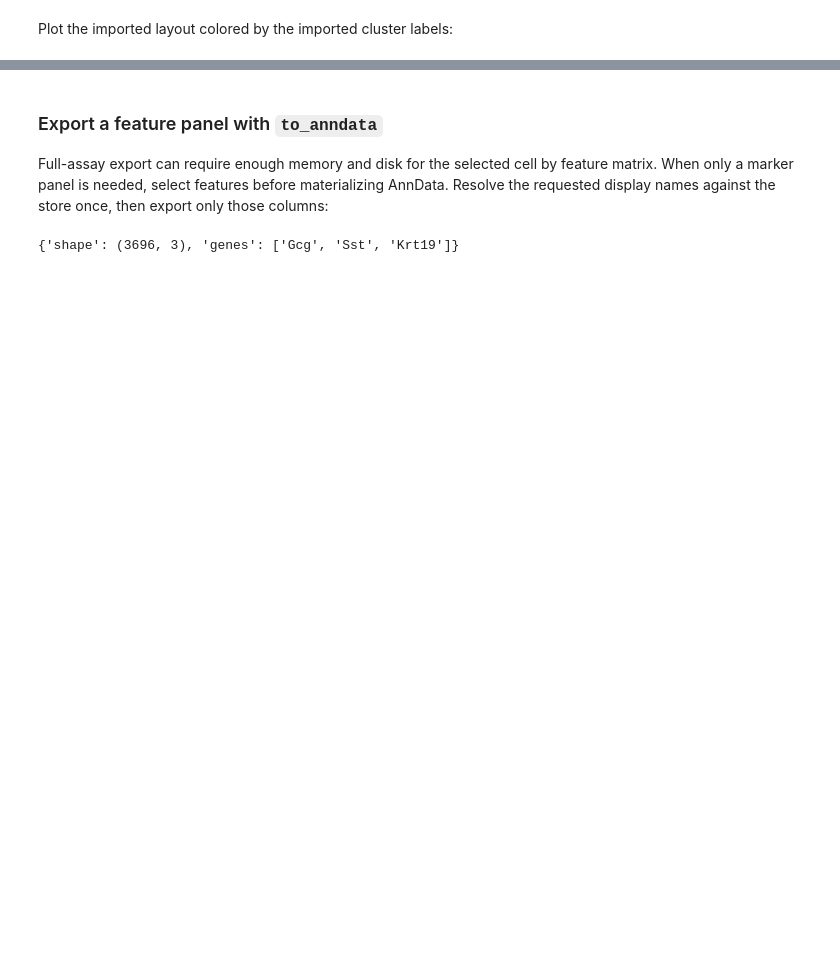
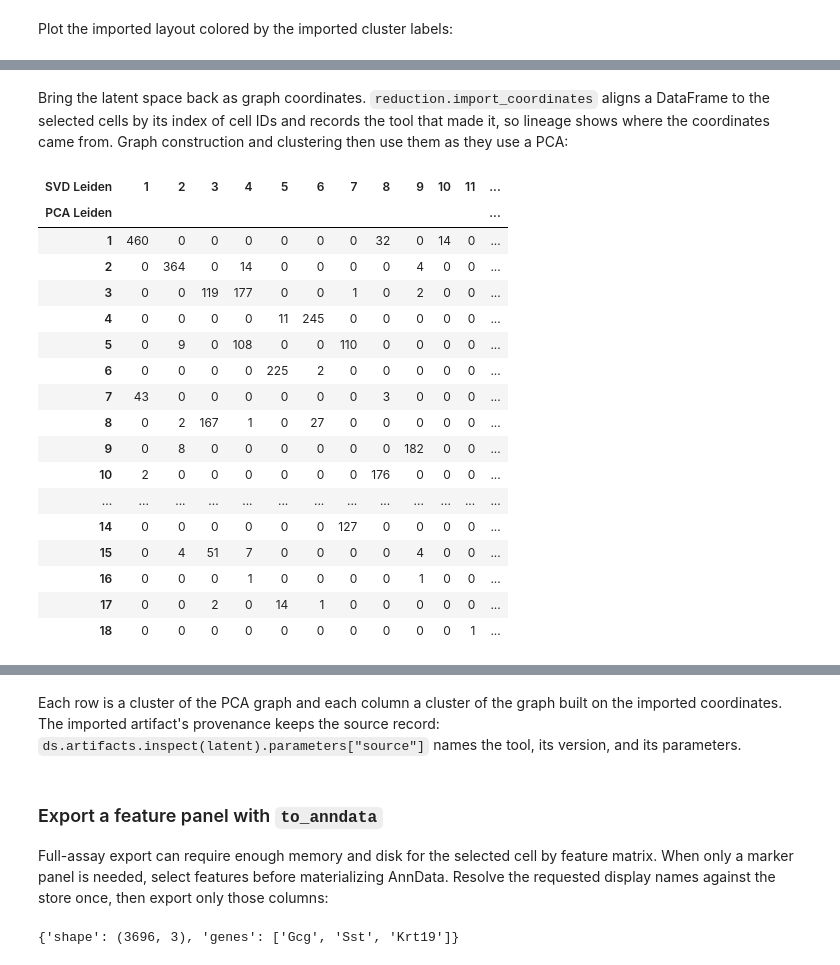
Before and after one commit to NygenAnalytics/CyteArc, a Jupyter notebook: docs/source/tutorials/import_and_export.ipynb, the cells around one changed output, grey strips where cells are left out. Saved outputs shown, nothing was run; the diff lists cells and outputs as text; code cells hidden in the pictures; blank space fills up the shorter version.

```diff
--- a/docs/source/tutorials/import_and_export.ipynb
+++ b/docs/source/tutorials/import_and_export.ipynb
@@ -499,0 +637,55 @@ Started: 2026-10-21T12:14:54.257853Z | Wall time: 0.120 s
+# %% [markdown]
+Bring the latent space back as graph coordinates. `reduction.import_coordinates` aligns a
+DataFrame to the selected cells by its index of cell IDs and records the tool that made it, so
+lineage shows where the coordinates came from. Graph construction and clustering then use them
+as they use a PCA:
+# %%
+# Record the version of the tool that computed the latent space.
+import sklearn
+
+# Import the latent space as coordinates of the same cells, with a record of its source.
+latent = ds.reduction.import_coordinates(
+    pd.DataFrame(adata.obsm["X_svd"], index=adata.obs_names),
+    cell_selection=cells,
+    name="X_svd",
+    source={
+        "tool": "scikit-learn TruncatedSVD",
+        "version": sklearn.__version__,
+        "parameters": {"n_components": 15, "random_state": 0},
+    },
+)
+
+# Build a neighbour graph on the imported coordinates.
+latent_graph = ds.graph.connectivity(
+    ds.graph.neighbors(ds.graph.ann_index(latent), k=11)
+)
+
+# Cluster the new graph with Leiden.
+latent_leiden = ds.clusters.leiden(latent_graph, resolution=1.0)
+
+# Compare the clusters of both graphs cell by cell.
+pd.crosstab(
+    ds.artifacts.load_values(leiden).values,
+    ds.artifacts.load_values(latent_leiden).values,
+    rownames=["PCA Leiden"],
+    colnames=["SVD Leiden"],
+)
+# %% [output]
+| SVD Leiden | 1 | 2 | 3 | 4 | 5 | 6 | 7 | 8 | 9 | 10 | 11 | ... |
+| PCA Leiden |  |  |  |  |  |  |  |  |  |  |  | ... |
+| 1 | 460 | 0 | 0 | 0 | 0 | 0 | 0 | 32 | 0 | 14 | 0 | ... |
+| 2 | 0 | 364 | 0 | 14 | 0 | 0 | 0 | 0 | 4 | 0 | 0 | ... |
+| 3 | 0 | 0 | 119 | 177 | 0 | 0 | 1 | 0 | 2 | 0 | 0 | ... |
+| 4 | 0 | 0 | 0 | 0 | 11 | 245 | 0 | 0 | 0 | 0 | 0 | ... |
+| 5 | 0 | 9 | 0 | 108 | 0 | 0 | 110 | 0 | 0 | 0 | 0 | ... |
+| 6 | 0 | 0 | 0 | 0 | 225 | 2 | 0 | 0 | 0 | 0 | 0 | ... |
+| 7 | 43 | 0 | 0 | 0 | 0 | 0 | 0 | 3 | 0 | 0 | 0 | ... |
+| 8 | 0 | 2 | 167 | 1 | 0 | 27 | 0 | 0 | 0 | 0 | 0 | ... |
+| 9 | 0 | 8 | 0 | 0 | 0 | 0 | 0 | 0 | 182 | 0 | 0 | ... |
+| 10 | 2 | 0 | 0 | 0 | 0 | 0 | 0 | 176 | 0 | 0 | 0 | ... |
+| ... | ... | ... | ... | ... | ... | ... | ... | ... | ... | ... | ... | ... |
+| 14 | 0 | 0 | 0 | 0 | 0 | 0 | 127 | 0 | 0 | 0 | 0 | ... |
+| 15 | 0 | 4 | 51 | 7 | 0 | 0 | 0 | 0 | 4 | 0 | 0 | ... |
+| 16 | 0 | 0 | 0 | 1 | 0 | 0 | 0 | 0 | 1 | 0 | 0 | ... |
+| 17 | 0 | 0 | 2 | 0 | 14 | 1 | 0 | 0 | 0 | 0 | 0 | ... |
+| 18 | 0 | 0 | 0 | 0 | 0 | 0 | 0 | 0 | 0 | 0 | 1 | ... |
@@ -500,3 +693,8 @@ Started: 2026-10-21T12:14:54.257853Z | Wall time: 0.120 s
+# %% [markdown]
+Each row is a cluster of the PCA graph and each column a cluster of the graph built on the
+imported coordinates. The imported artifact's provenance keeps the source record:
+`ds.artifacts.inspect(latent).parameters["source"]` names the tool, its version, and its
+parameters.
 # %% [markdown]
 ### Export a feature panel with `to_anndata`
 
```
Also changed, not shown: parts of 29 cells of this notebook, 29 other files.
